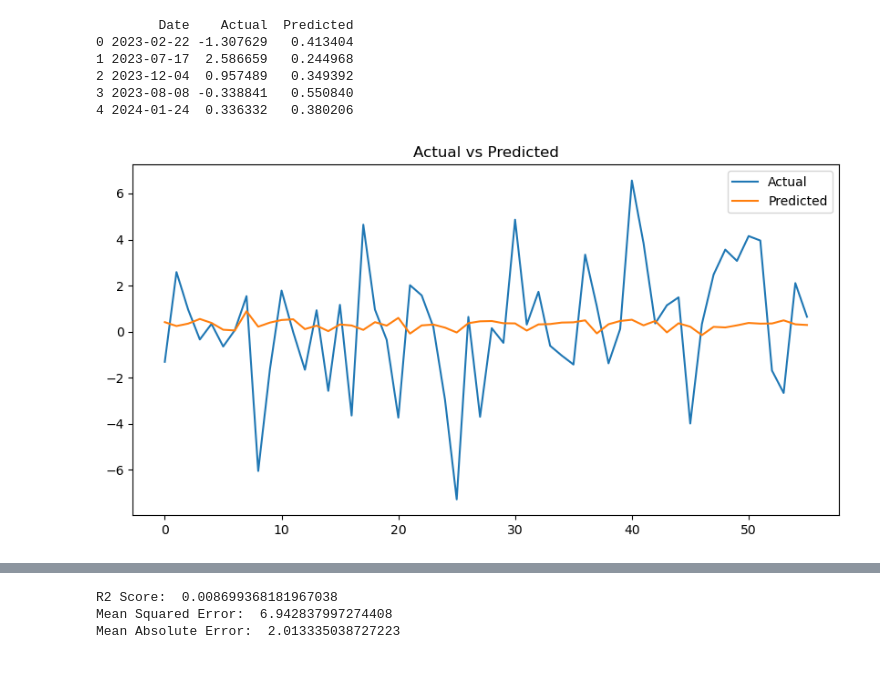
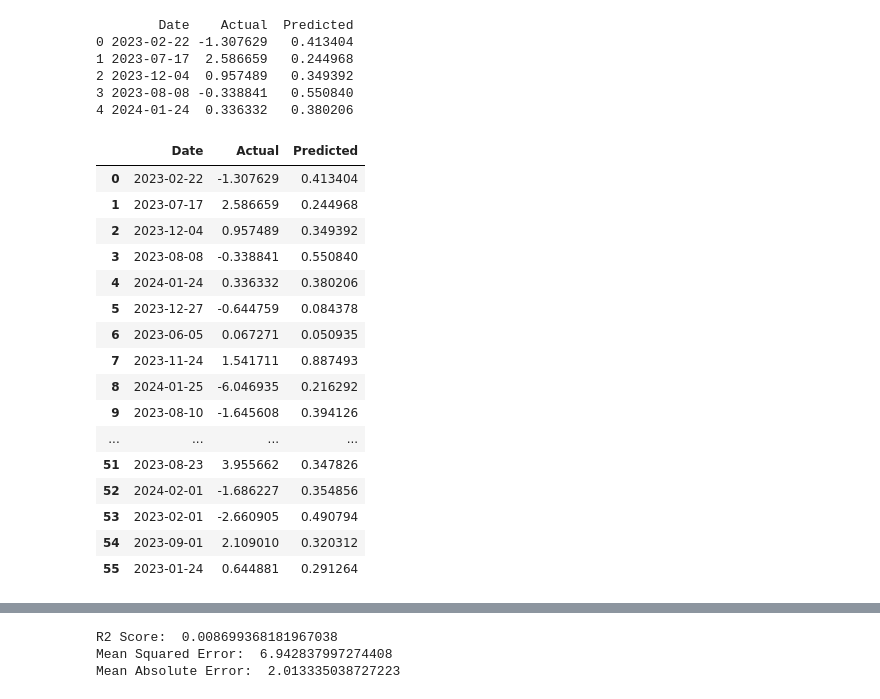
Before and after one commit to pramoddang27/StockPredictionWithCrossValidaton, a Jupyter notebook: main.ipynb, the cells around one changed output, grey strips where cells are left out. Saved outputs shown, nothing was run; the diff lists cells and outputs as text; code cells hidden in the pictures; blank space fills up the shorter version.

```diff
--- a/main.ipynb
+++ b/main.ipynb
@@ -51,13 +51,24 @@ print(df_pred.head(5))
 2 2023-12-04  0.957489   0.349392
 3 2023-08-08 -0.338841   0.550840
 4 2024-01-24  0.336332   0.380206
-# %%
-plt.figure(figsize=(10, 5))
-plt.plot(df_pred["Actual"], label="Actual")
-plt.plot(df_pred["Predicted"], label="Predicted")
-plt.title("Actual vs Predicted")
-plt.legend()
-plt.show()
-# %% [output]
-[figure, removed]
+# %%
+df_pred
+# %% [output]
+|  | Date | Actual | Predicted |
+| 0 | 2023-02-22 | -1.307629 | 0.413404 |
+| 1 | 2023-07-17 | 2.586659 | 0.244968 |
+| 2 | 2023-12-04 | 0.957489 | 0.349392 |
+| 3 | 2023-08-08 | -0.338841 | 0.550840 |
+| 4 | 2024-01-24 | 0.336332 | 0.380206 |
+| 5 | 2023-12-27 | -0.644759 | 0.084378 |
+| 6 | 2023-06-05 | 0.067271 | 0.050935 |
+| 7 | 2023-11-24 | 1.541711 | 0.887493 |
+| 8 | 2024-01-25 | -6.046935 | 0.216292 |
+| 9 | 2023-08-10 | -1.645608 | 0.394126 |
+| ... | ... | ... | ... |
+| 51 | 2023-08-23 | 3.955662 | 0.347826 |
+| 52 | 2024-02-01 | -1.686227 | 0.354856 |
+| 53 | 2023-02-01 | -2.660905 | 0.490794 |
+| 54 | 2023-09-01 | 2.109010 | 0.320312 |
+| 55 | 2023-01-24 | 0.644881 | 0.291264 |
 # %%
```
Also changed, not shown: parts of 1 cell of this notebook.
